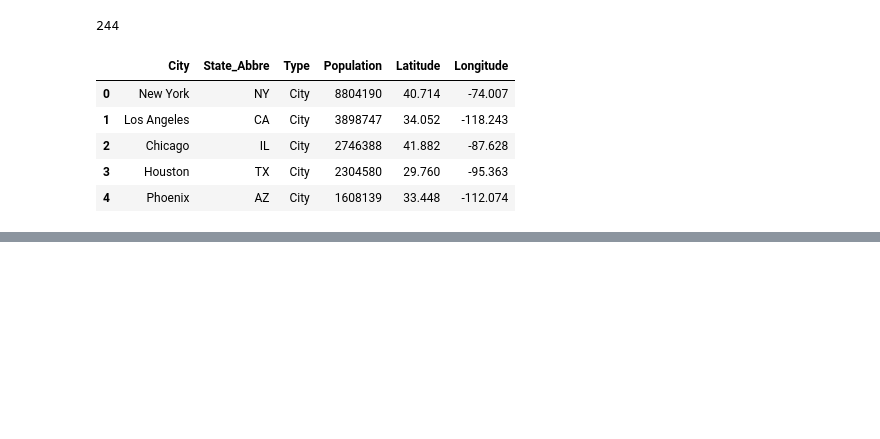
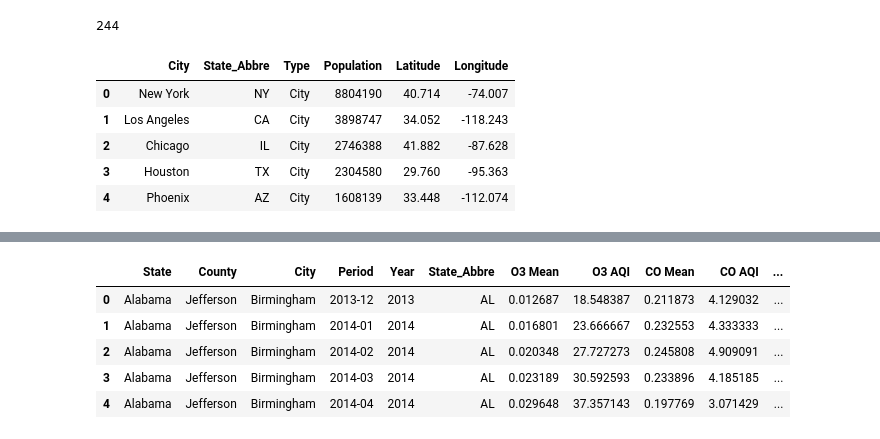
Before and after one commit to yuledez/ucv-data-proj3-group-2, a Jupyter notebook: waterAir_quality.ipynb, the cells around one changed output, grey strips where cells are left out. Drawn from its saved outputs; the diff is of its cells as text; code cells hidden in the pictures; blank space fills up the shorter version.

```diff
--- a/waterAir_quality.ipynb
+++ b/waterAir_quality.ipynb
@@ -225,0 +330,11 @@ waterAir_quality_df.to_json(
+# %%
+# Grouping data by Month
+air_pollution_grp_df = air_pollution_clean_df.groupby(['State','County','City','Period', 'Year', 'State_Abbre'])[['O3 Mean','O3 AQI','CO Mean','CO AQI','SO2 Mean','SO2 AQI','NO2 Mean','NO2 AQI']].mean().reset_index()
+air_pollution_grp_df.head()
+# %% [output]
+|  | State | County | City | Period | Year | State_Abbre | O3 Mean | O3 AQI | CO Mean | CO AQI | ... |
+| 0 | Alabama | Jefferson | Birmingham | 2013-12 | 2013 | AL | 0.012687 | 18.548387 | 0.211873 | 4.129032 | ... |
+| 1 | Alabama | Jefferson | Birmingham | 2014-01 | 2014 | AL | 0.016801 | 23.666667 | 0.232553 | 4.333333 | ... |
+| 2 | Alabama | Jefferson | Birmingham | 2014-02 | 2014 | AL | 0.020348 | 27.727273 | 0.245808 | 4.909091 | ... |
+| 3 | Alabama | Jefferson | Birmingham | 2014-03 | 2014 | AL | 0.023189 | 30.592593 | 0.233896 | 4.185185 | ... |
+| 4 | Alabama | Jefferson | Birmingham | 2014-04 | 2014 | AL | 0.029648 | 37.357143 | 0.197769 | 3.071429 | ... |
```
Also changed, not shown: parts of 25 cells of this notebook, 10 other files.
